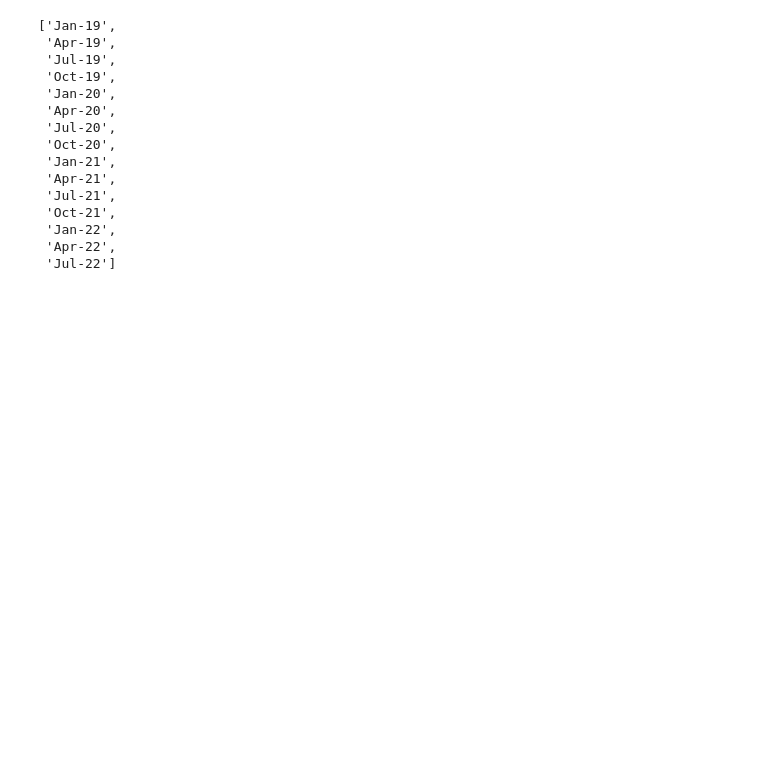
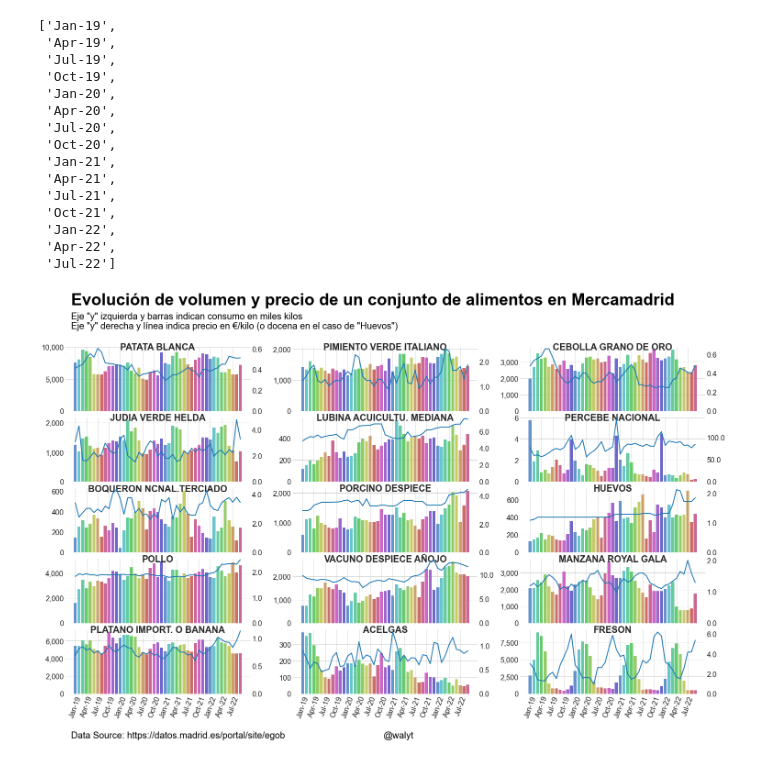
Before and after one commit to mharias/Mercamadrid, a Jupyter notebook: code/evolucion_precios.ipynb, the cells around one changed output. Saved outputs shown, nothing was run; the diff lists cells and outputs as text; code cells hidden in the pictures; blank space fills up the shorter version.

```diff
--- a/code/evolucion_precios.ipynb
+++ b/code/evolucion_precios.ipynb
@@ -79,10 +79,10 @@ Index(['Fecha Desde', ' Fecha Hasta', ' Código Variedad',
 # %%
 datos = (df.
  assign(fecha=pd.to_datetime(df['Fecha Desde'],format='%Y%m%d')).
- assign(codigo_variedad=lambda df_:df_[' Código Variedad'].str.strip().astype('category')).
- assign(descripcion_variedad=lambda df_:df_[' Descripción Variedad'].str.strip().astype('category')).
- assign(origen = lambda df_:df_[' Origen'].str.strip().astype('category')).
- assign(descripcion_origen = lambda df_:df_[' Descripción Origen'].str.strip().astype('category')).
+ assign(codigo_variedad=lambda df_:df_[' Código Variedad'].str.strip()).
+ assign(descripcion_variedad=lambda df_:df_[' Descripción Variedad'].str.strip()).
+ assign(origen = lambda df_:df_[' Origen'].str.strip()).
+ assign(descripcion_origen = lambda df_:df_[' Descripción Origen'].str.strip()).
  assign(kilos = lambda df_:df_[' Kilos'].astype('float')).
  assign(precio_max = df[' Precio Máximo'].apply(lambda row: float(row.replace(',','.')))).
  assign(precio_min = df[' Precio Mínimo'].apply(lambda row: float(row.replace(',','.')))).
@@ -177,7 +176,7 @@ g = sns.catplot(
 
 fuente = 'https://datos.madrid.es/portal/site/egob'
 titulo = f"Evolución de volumen y precio de un conjunto de alimentos en Mercamadrid"
-
+autor='@walyt'
 
 for producto, ax in g.axes_dict.items():
 
@@ -195,31 +194,33 @@ for producto, ax in g.axes_dict.items():
     ax1=ax.twinx()
     ax1.plot(range(0,45,1),
              datos.
              loc[datos['descripcion_variedad']==producto,:].
              sort_values('fecha',ascending=True).
-             groupby(['descripcion_variedad','fecha']).
+             groupby(['fecha']).
              mean().
              reset_index()['precio_freq'],
             lw=2)
     ax1.yaxis.set_tick_params(labelsize=16,width=0,rotation=0,pad=0)
     ax1.yaxis.set_major_formatter(plt.FuncFormatter(lambda v,x:f'{v:,.1f}'))
     ax1.set_ylim(bottom=0)
     sns.despine(left=True, bottom=True)
 
 g.set_titles("")
 g.set_axis_labels("", "",fontsize=20)
 g.tight_layout()
 g.fig.subplots_adjust(top=.85,bottom=.1,wspace=.23,hspace=.1)
 
 g.fig.text(0.05, 0.95, '{}'.format(titulo),fontsize=36,color='black',
              verticalalignment='center',fontweight='bold')
 g.fig.text(0.05, 0.915, 'Eje "y" izquierda y barras indican consumo en miles kilos',
              verticalalignment='center', fontsize=20,color='black')
 g.fig.text(0.05, 0.895, 'Eje "y" derecha y línea indica precio en €/kilo (o docena en el caso de "Huevos")',
              verticalalignment='center', fontsize=20,color='black')
 g.fig.text(0.05, 0.01, 'Data Source: {}'.format(fuente), horizontalalignment='left',
              verticalalignment='center', fontsize=20,color='black')
 g.fig.text(0.5,0.01,'{}'.format(autor),
                  verticalalignment='center',fontsize=20,horizontalalignment='left',color='black')
 path_imagen = '{}img/evolucion_consumo_precio.png'.format(path_proyecto)
 g.savefig(path_imagen,dpi=288,bbox_inches='tight')
+# %% [output]
+[figure, added]
```
Also changed, not shown: parts of 4 cells of this notebook, 1 other file.
